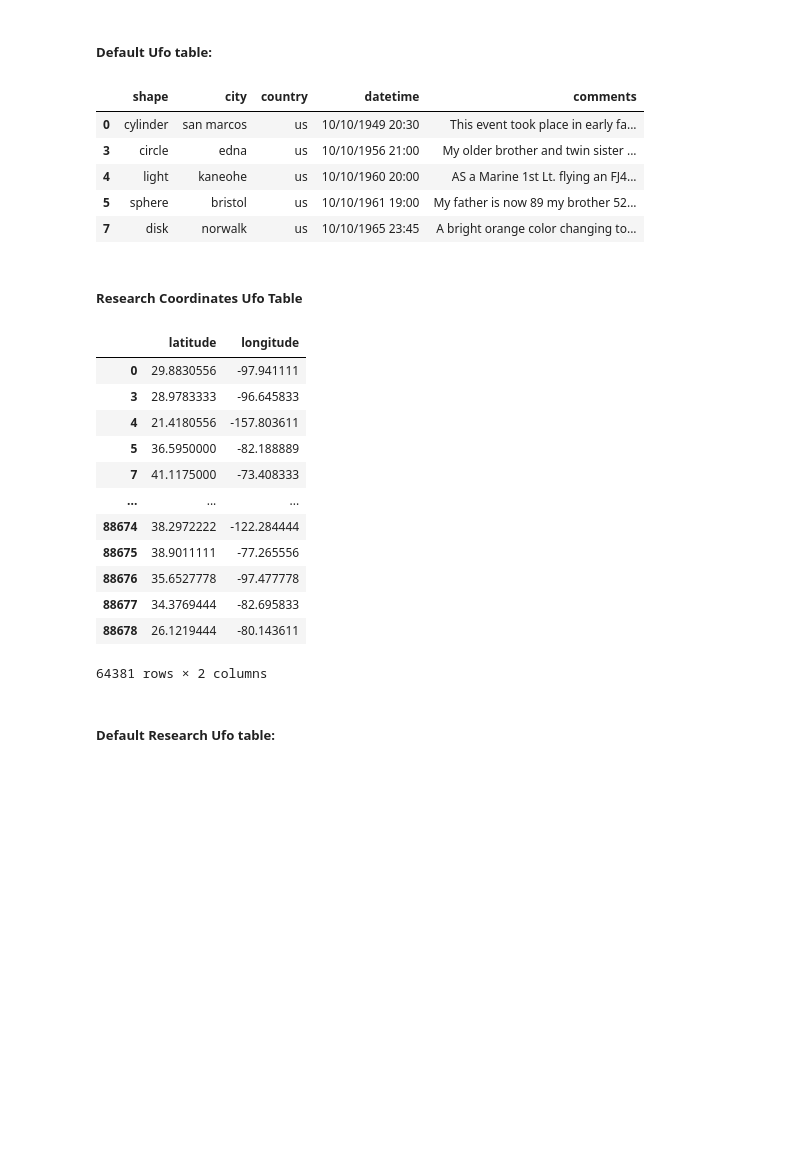
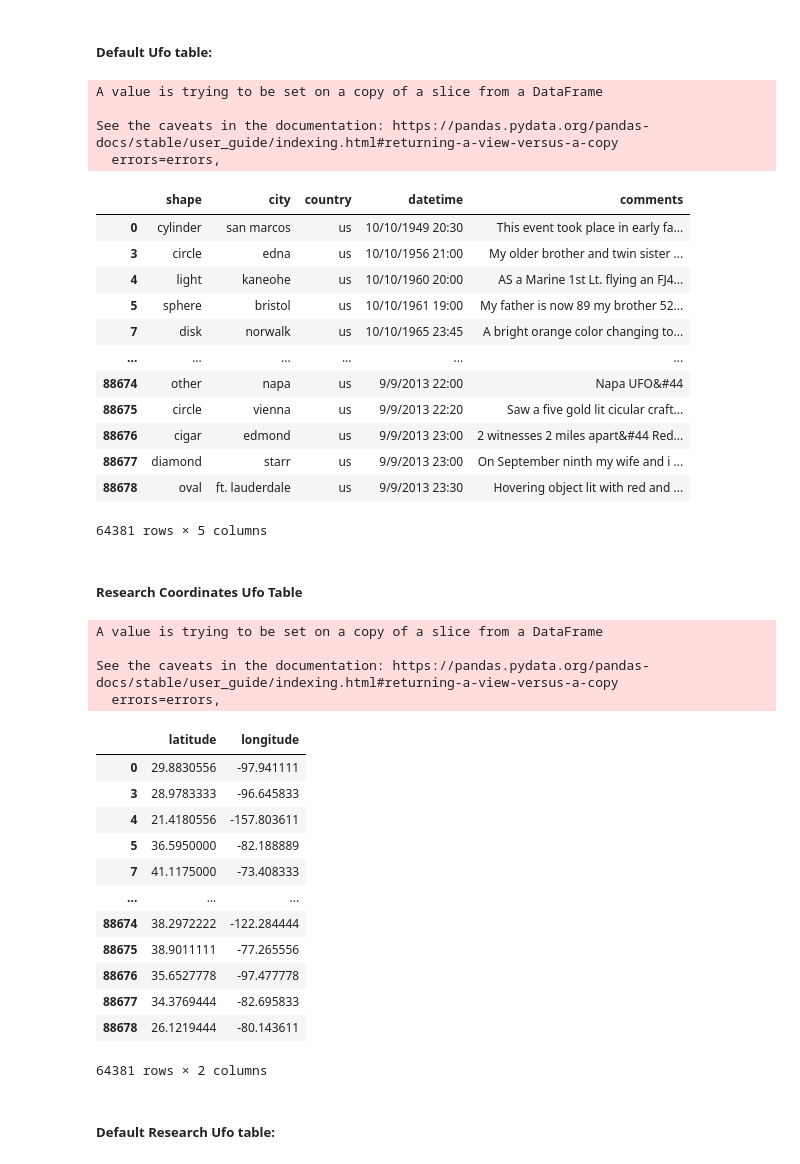
Before and after one commit to GameModes/CasusOpdrachtPG3, a Jupyter notebook: ufo_cm.ipynb, the cells around one changed output. Drawn from its saved outputs; the diff is of its cells as text; code cells hidden in the pictures; blank space fills up the shorter version.

```diff
--- a/ufo_cm.ipynb
+++ b/ufo_cm.ipynb
@@ -57,18 +67,29 @@ ufo_data = ufo_data.dropna()
 # %%
 indexNames = ufo_data[ ufo_data['shape'] == 'unknown' ].index
 ufo_data.drop(indexNames , inplace=True) #delete unknown shapes
 #------------
 pd.set_option('display.max_colwidth', None) #increase comment column size
 # -----------
 default_ufo_information = ufo_data[['shape', 'city', 'country', 'datetime', 'comments']]
-default_ufo_information.head() #get only shape, city, country, datetime and comments
+default_ufo_information #get only shape, city, country, datetime and comments
 # %% [output]
+A value is trying to be set on a copy of a slice from a DataFrame
+
+See the caveats in the documentation: https://pandas.pydata.org/pandas-docs/stable/user_guide/indexing.html#returning-a-view-versus-a-copy
+  errors=errors,
 |  | shape | city | country | datetime | comments |
 | 0 | cylinder | san marcos | us | 10/10/1949 20:30 | This event took place in early fa... |
 | 3 | circle | edna | us | 10/10/1956 21:00 | My older brother and twin sister ... |
 | 4 | light | kaneohe | us | 10/10/1960 20:00 | AS a Marine 1st Lt. flying an FJ4... |
 | 5 | sphere | bristol | us | 10/10/1961 19:00 | My father is now 89 my brother 52... |
 | 7 | disk | norwalk | us | 10/10/1965 23:45 | A bright orange color changing to... |
+| ... | ... | ... | ... | ... | ... |
+| 88674 | other | napa | us | 9/9/2013 22:00 | Napa UFO&#44 |
+| 88675 | circle | vienna | us | 9/9/2013 22:20 | Saw a five gold lit cicular craft... |
+| 88676 | cigar | edmond | us | 9/9/2013 23:00 | 2 witnesses 2 miles apart&#44 Red... |
+| 88677 | diamond | starr | us | 9/9/2013 23:00 | On September ninth my wife and i ... |
+| 88678 | oval | ft. lauderdale | us | 9/9/2013 23:30 | Hovering object lit with red and ... |
+64381 rows × 5 columns
 # %% [markdown]
 #####  Research Coordinates Ufo Table <a class="anchor" id="res_coord"></a>
 # %%
@@ -79,8 +100,13 @@ ufo_data.drop(indexNames , inplace=True) #delete unknown latitude
 pd.set_option('display.max_colwidth', None) #increase comment column size
 # -----------
 default_coordinates_information = ufo_data[['latitude', 'longitude']]
+default_coordinates_information = default_coordinates_information.dropna()
 default_coordinates_information #get only shape, city, country, datetime and comments
 # %% [output]
+A value is trying to be set on a copy of a slice from a DataFrame
+
+See the caveats in the documentation: https://pandas.pydata.org/pandas-docs/stable/user_guide/indexing.html#returning-a-view-versus-a-copy
+  errors=errors,
 |  | latitude | longitude |
 | 0 | 29.8830556 | -97.941111 |
 | 3 | 28.9783333 | -96.645833 |
@@ -93,7 +119,7 @@ default_coordinates_information #get only shape, city, country, datetime and com
 | 88676 | 35.6527778 | -97.477778 |
 | 88677 | 34.3769444 | -82.695833 |
 | 88678 | 26.1219444 | -80.143611 |
-64381 rows × 2 columns
+64381 rows × 2 columns
 # %% [markdown]
 #####  Default Research Ufo table: <a class="anchor" id="res_def"></a>
 # %%
```
Also changed, not shown: parts of 7 cells of this notebook.
